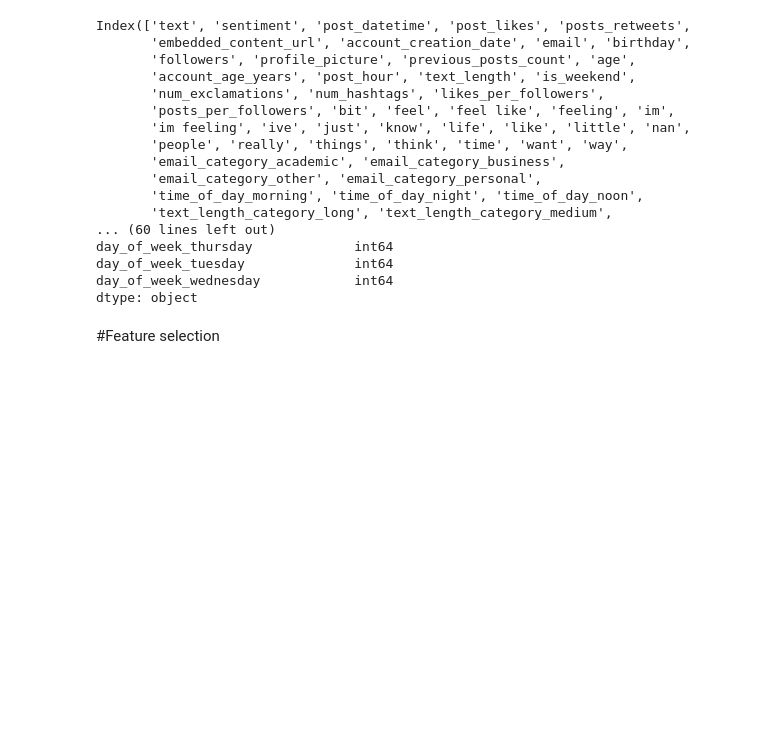
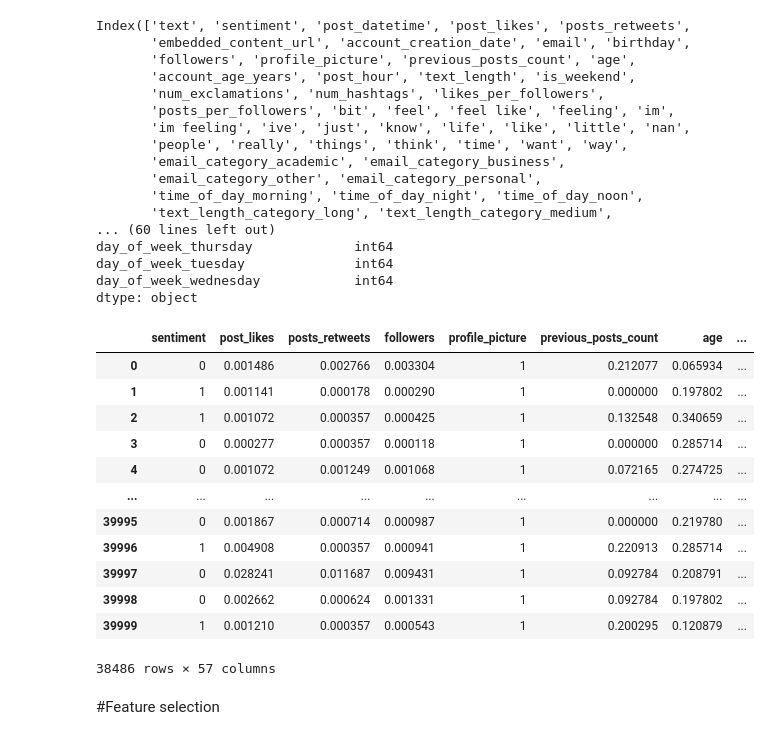
Before and after one commit to NadavLib/ML, a Jupyter notebook: ML_Project_Part1.ipynb, the cells around one changed output. Drawn from its saved outputs; the diff is of its cells as text; code cells hidden in the pictures; blank space fills up the shorter version.

```diff
--- a/ML_Project_Part1.ipynb
+++ b/ML_Project_Part1.ipynb
@@ -731,0 +779,29 @@ Question mark percent: 0.00%
+# %%
+import pandas as pd
+
+# Lists to collect info
+columns = []
+qmark_counts = []
+qmark_percents = []
+
+# Loop through columns in df_clean
+for col in df_clean.columns:
+    qmark_count = (df_clean[col] == '?').sum()
+    qmark_percent = (qmark_count / len(df_clean)) * 100
+
+    columns.append(col)
+    qmark_counts.append(qmark_count)
+    qmark_percents.append(round(qmark_percent, 2))
+
+# Create summary DataFrame
+missing_clean_df = pd.DataFrame({
+    'Column': columns,
+    'Question Mark Count': qmark_counts,
+    'Question Mark %': qmark_percents
+})
+
+# Sort by highest % missing
+missing_clean_df = missing_clean_df.sort_values(by='Question Mark %', ascending=False).reset_index(drop=True)
+
+# Display the result
+missing_clean_df
@@ -1055,6 +1149,22 @@ day_of_week_thursday             int64
 day_of_week_tuesday              int64
 day_of_week_wednesday            int64
 dtype: object
+# %%
+df_clean
+# %% [output]
+|  | sentiment | post_likes | posts_retweets | followers | profile_picture | previous_posts_count | age | ... |
+| 0 | 0 | 0.001486 | 0.002766 | 0.003304 | 1 | 0.212077 | 0.065934 | ... |
+| 1 | 1 | 0.001141 | 0.000178 | 0.000290 | 1 | 0.000000 | 0.197802 | ... |
+| 2 | 1 | 0.001072 | 0.000357 | 0.000425 | 1 | 0.132548 | 0.340659 | ... |
+| 3 | 0 | 0.000277 | 0.000357 | 0.000118 | 1 | 0.000000 | 0.285714 | ... |
+| 4 | 0 | 0.001072 | 0.001249 | 0.001068 | 1 | 0.072165 | 0.274725 | ... |
+| ... | ... | ... | ... | ... | ... | ... | ... | ... |
+| 39995 | 0 | 0.001867 | 0.000714 | 0.000987 | 1 | 0.000000 | 0.219780 | ... |
+| 39996 | 1 | 0.004908 | 0.000357 | 0.000941 | 1 | 0.220913 | 0.285714 | ... |
+| 39997 | 0 | 0.028241 | 0.011687 | 0.009431 | 1 | 0.092784 | 0.208791 | ... |
+| 39998 | 0 | 0.002662 | 0.000624 | 0.001331 | 1 | 0.092784 | 0.197802 | ... |
+| 39999 | 1 | 0.001210 | 0.000357 | 0.000543 | 1 | 0.200295 | 0.120879 | ... |
+38486 rows × 57 columns
 # %% [markdown]
 #Feature selection
 # %%
```
Also changed, not shown: parts of 26 cells of this notebook.
